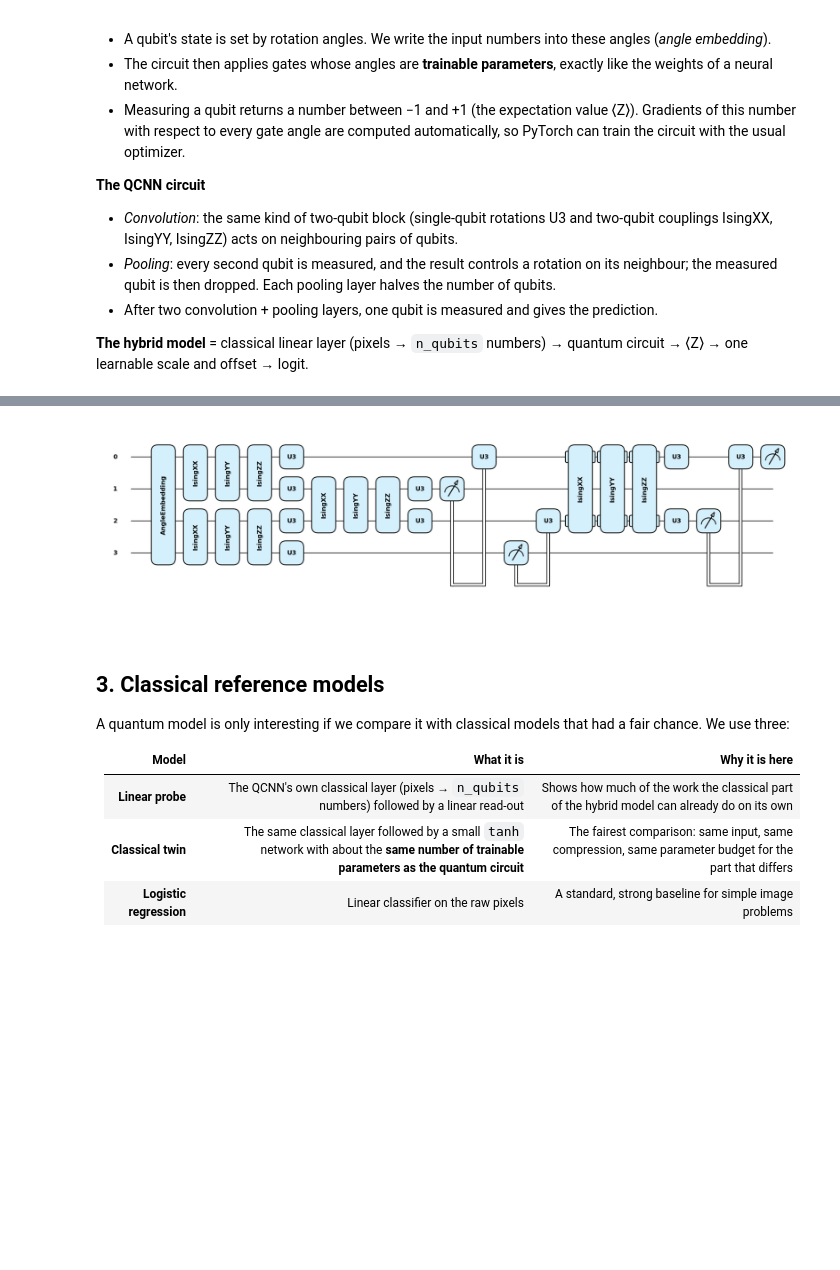
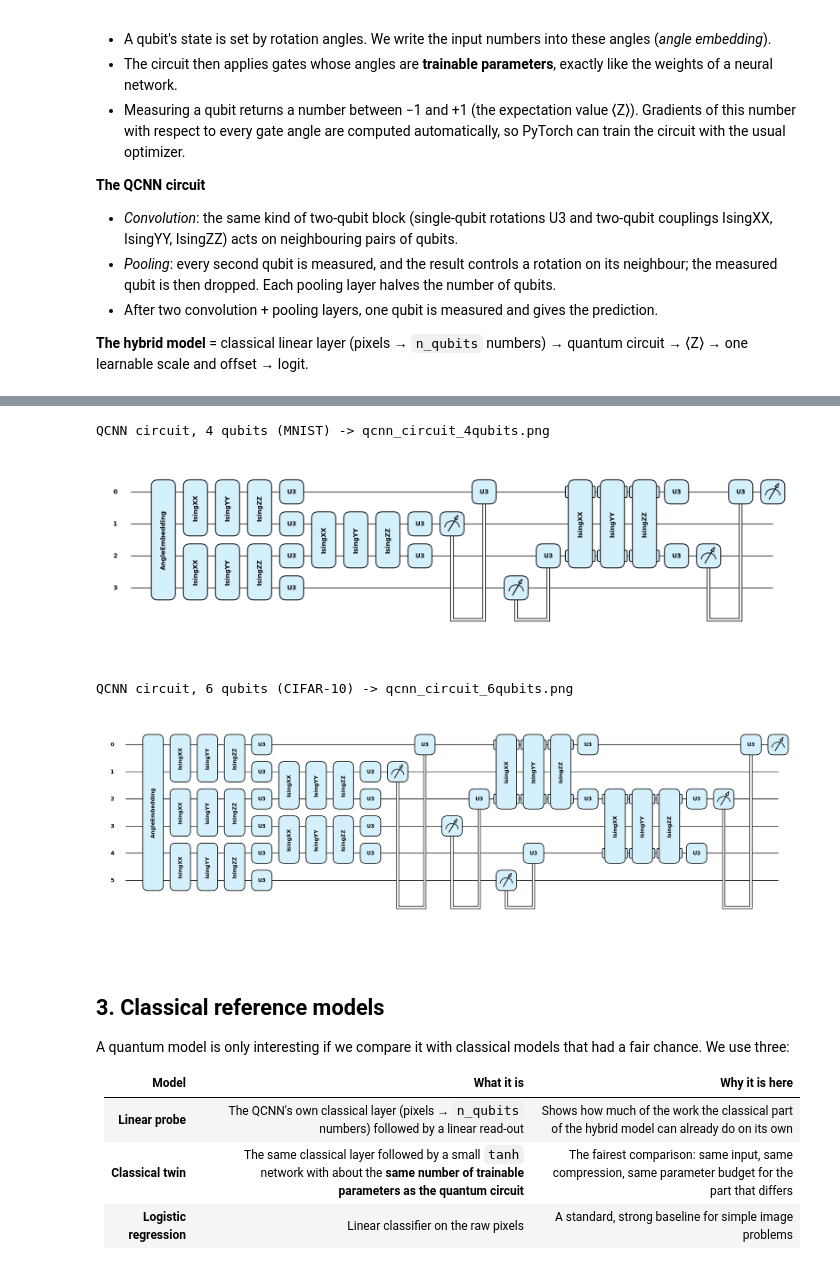
Before and after one commit to Transconnectome/QML_in_Neuro, a Jupyter notebook: notebooks/QCNN_demo.ipynb, the cells around one changed output, grey strips where cells are left out. Drawn from its saved outputs; the diff is of its cells as text; code cells hidden in the pictures; blank space fills up the shorter version.

```diff
--- a/notebooks/QCNN_demo.ipynb
+++ b/notebooks/QCNN_demo.ipynb
@@ -165,12 +167,17 @@ Draw the circuit once (for 4 qubits). This is the picture used in the slides.
 # %%
-demo = QCNN(input_dim=4, n_qubits=4)
-fig, ax = qml.draw_mpl(demo.circuit, decimals=None, style="pennylane")(
-    torch.zeros(4), demo.conv_params.detach(), demo.pool_params.detach()
-)
-fig.savefig("qcnn_circuit_4qubits.png", dpi=300, bbox_inches="tight")
-plt.show()
+for n in (4, 6):
+    demo = QCNN(input_dim=n, n_qubits=n)
+    fig, ax = qml.draw_mpl(demo.circuit, decimals=None, style="pennylane")(
+        torch.zeros(n), demo.conv_params.detach(), demo.pool_params.detach()
+    )
+    fig.savefig(f"qcnn_circuit_{n}qubits.png", dpi=300, bbox_inches="tight")
+    print(f"QCNN circuit, {n} qubits ({'MNIST' if n == 4 else 'CIFAR-10'}) -> qcnn_circuit_{n}qubits.png")
+    plt.show()
 # %% [output]
+QCNN circuit, 4 qubits (MNIST) -> qcnn_circuit_4qubits.png
 [figure]
+QCNN circuit, 6 qubits (CIFAR-10) -> qcnn_circuit_6qubits.png
+[figure, added]
 # %% [markdown]
 ## 3. Classical reference models
 
```
Also changed, not shown: parts of 2 cells of this notebook, 3 other files.
